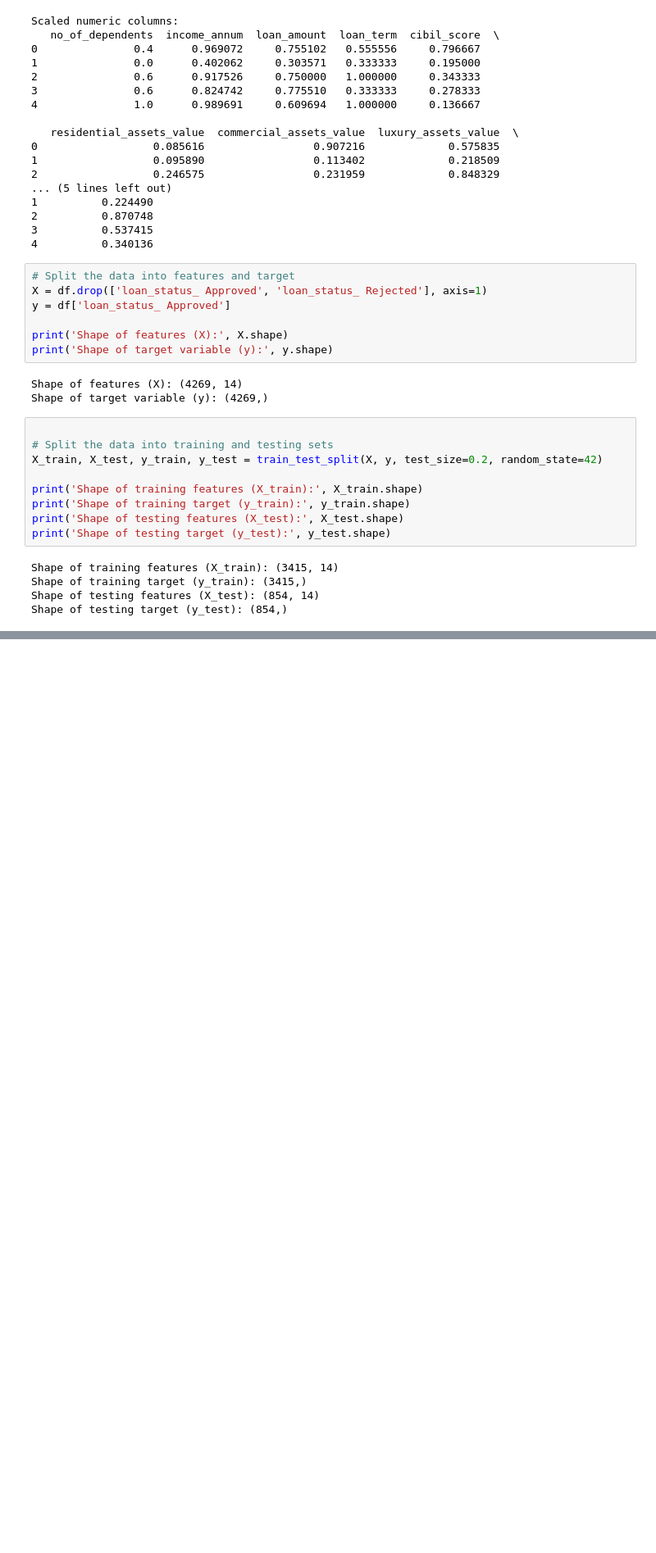
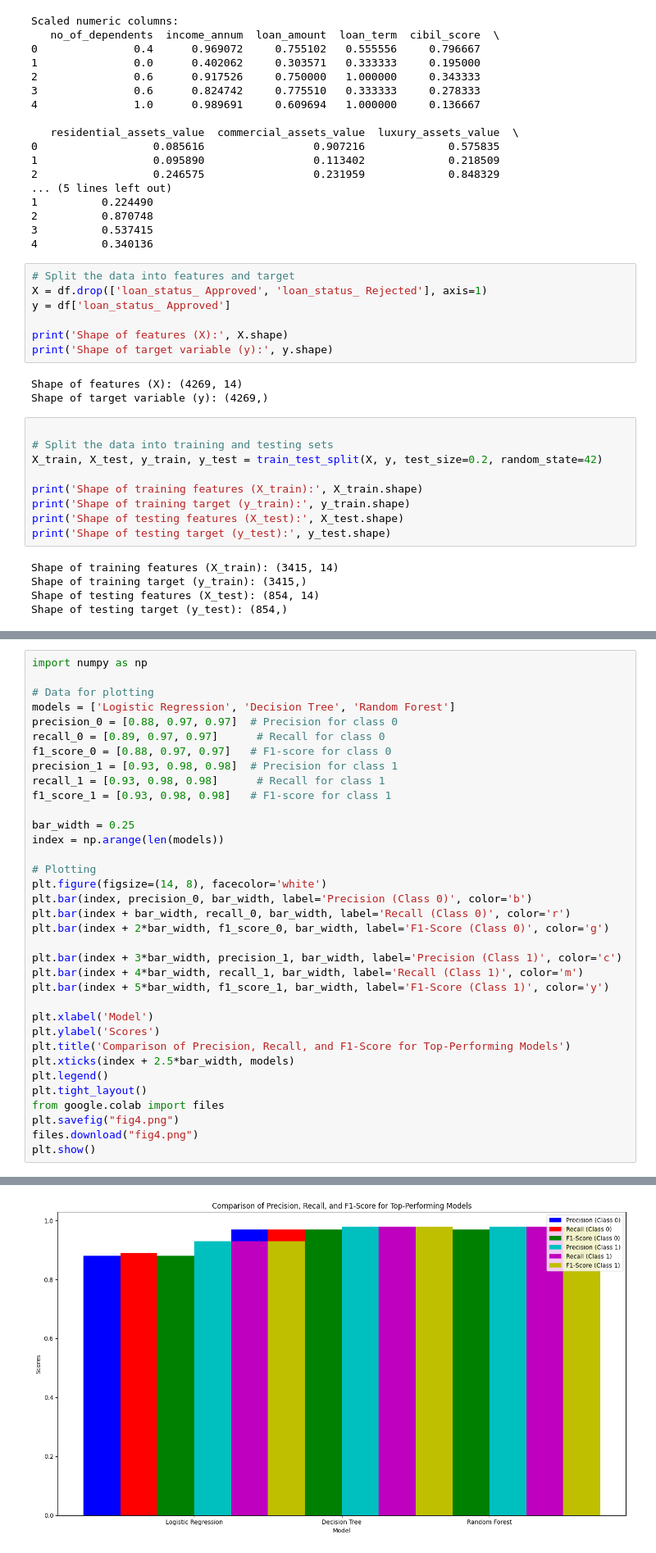
Before and after one commit to YaswanthMuthava/KDD_Project, a Jupyter notebook: KDD_Project.ipynb, the cells around one changed output, grey strips where cells are left out. Shown at 82% size. Drawn from its saved outputs; the diff is of its cells as text; blank space fills up the shorter version.

```diff
--- a/KDD_Project.ipynb
+++ b/KDD_Project.ipynb
@@ -221,0 +352,36 @@ Shape of testing target (y_test): (854,)
+# %%
+import numpy as np
+
+# Data for plotting
+models = ['Logistic Regression', 'Decision Tree', 'Random Forest']
+precision_0 = [0.88, 0.97, 0.97]  # Precision for class 0
+recall_0 = [0.89, 0.97, 0.97]      # Recall for class 0
+f1_score_0 = [0.88, 0.97, 0.97]   # F1-score for class 0
+precision_1 = [0.93, 0.98, 0.98]  # Precision for class 1
+recall_1 = [0.93, 0.98, 0.98]      # Recall for class 1
+f1_score_1 = [0.93, 0.98, 0.98]   # F1-score for class 1
+
+bar_width = 0.25
+index = np.arange(len(models))
+
+# Plotting
+plt.figure(figsize=(14, 8), facecolor='white')
+plt.bar(index, precision_0, bar_width, label='Precision (Class 0)', color='b')
+plt.bar(index + bar_width, recall_0, bar_width, label='Recall (Class 0)', color='r')
+plt.bar(index + 2*bar_width, f1_score_0, bar_width, label='F1-Score (Class 0)', color='g')
+
+plt.bar(index + 3*bar_width, precision_1, bar_width, label='Precision (Class 1)', color='c')
+plt.bar(index + 4*bar_width, recall_1, bar_width, label='Recall (Class 1)', color='m')
+plt.bar(index + 5*bar_width, f1_score_1, bar_width, label='F1-Score (Class 1)', color='y')
+
+plt.xlabel('Model')
+plt.ylabel('Scores')
+plt.title('Comparison of Precision, Recall, and F1-Score for Top-Performing Models')
+plt.xticks(index + 2.5*bar_width, models)
+plt.legend()
+plt.tight_layout()
+from google.colab import files
+plt.savefig("fig4.png")
+files.download("fig4.png")
+plt.show()
+# %% [output]
@@ -221,0 +390 @@ Shape of testing target (y_test): (854,)
+[figure, added]
```
Also changed, not shown: parts of 8 cells of this notebook.
